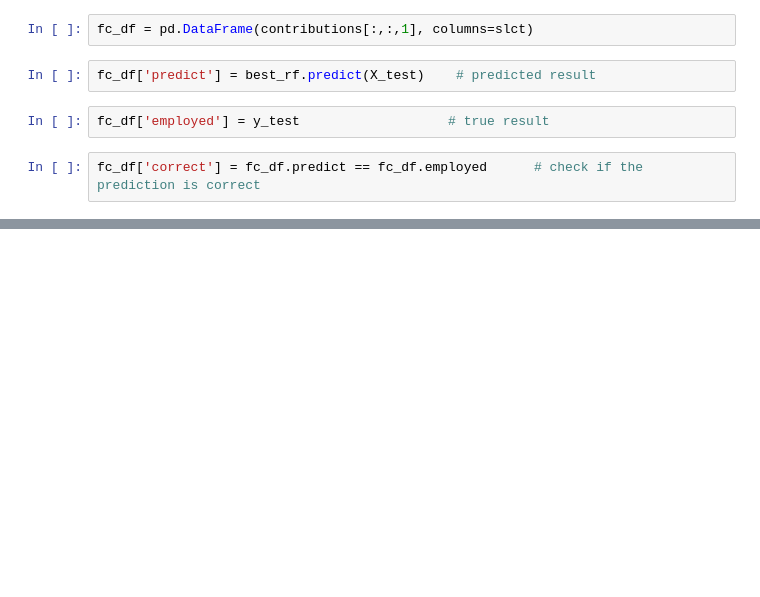
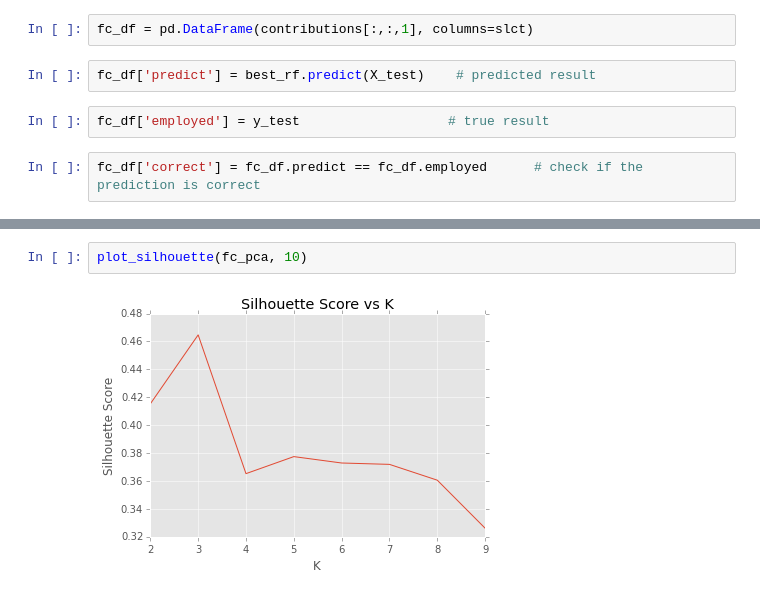
Before and after one commit to banjopickin/women_workforce, a Jupyter notebook: grid_fc.ipynb, the cells around one changed output, grey strips where cells are left out. Drawn from its saved outputs; the diff is of its cells as text; blank space fills up the shorter version.

```diff
--- a/grid_fc.ipynb
+++ b/grid_fc.ipynb
@@ -244,0 +197,4 @@ polviews -0.0
+# %%
+plot_silhouette(fc_pca, 10)
+# %% [output]
+[figure, added]
```
Also changed, not shown: parts of 40 cells of this notebook, 1 other file.
